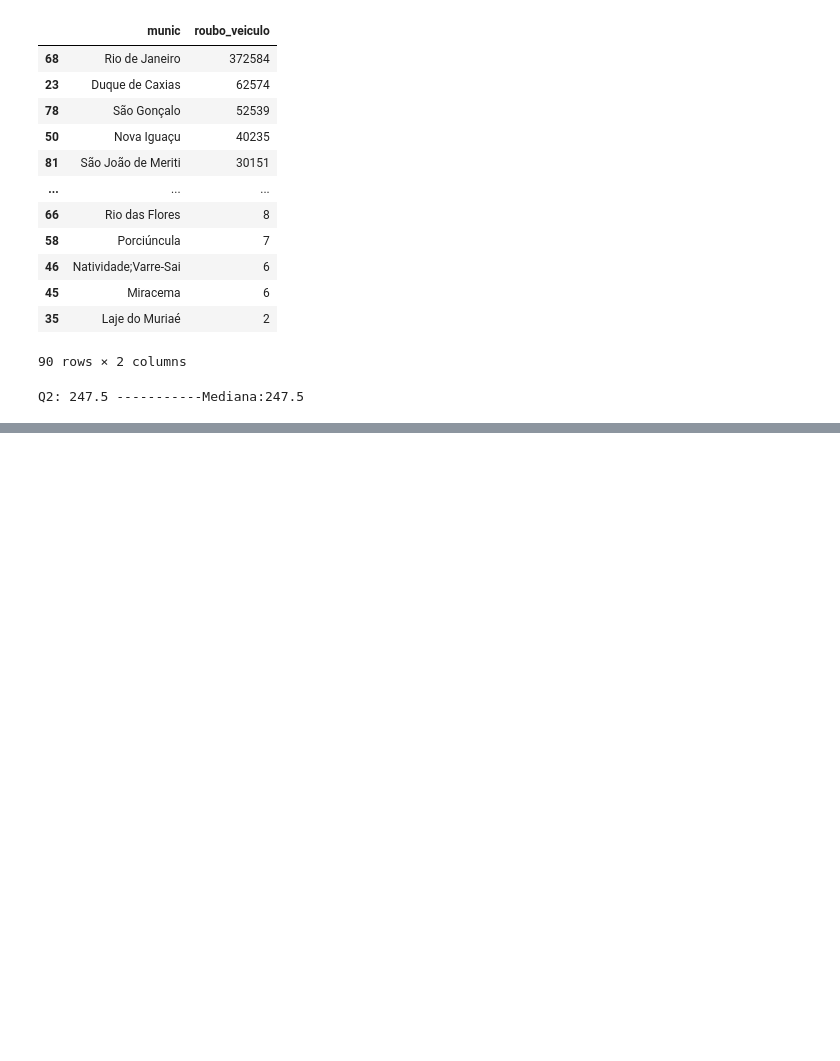
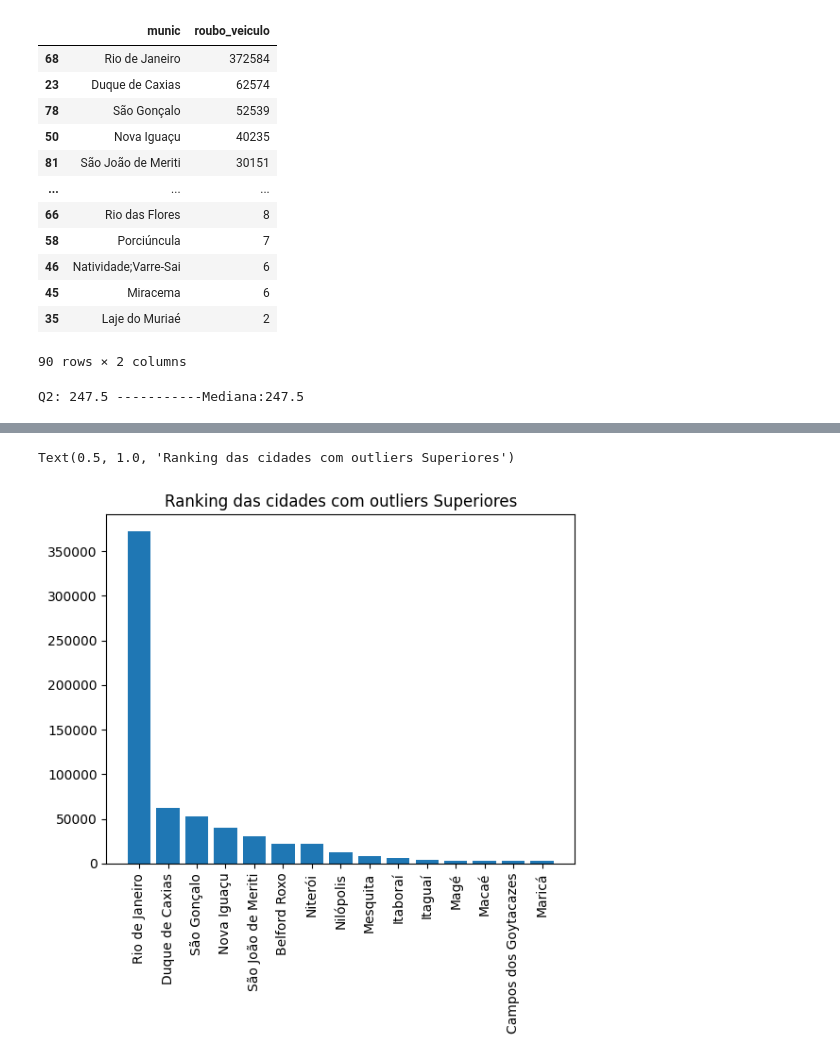
Before and after one commit to luizesantoss/Analises, a Jupyter notebook: 06.merge.ipynb, the cells around one changed output, grey strips where cells are left out. Cells and saved outputs as stored; diff of their text form; code cells hidden in the pictures; blank space fills up the shorter version.

```diff
--- a/06.merge.ipynb
+++ b/06.merge.ipynb
@@ -73,3 +73,17 @@ q3 = np.quantile(roubo_veiculo_array, 0.75)
 print(f'Q2: {q2} -----------Mediana:{mediana_roubos}')
 # %% [output]
 Q2: 247.5 -----------Mediana:247.5
+# %%
+iqr = q3 - q1
+# Limite superio - > identificar outliers  acima do q3
+limite_superior = q3 + 1.5*iqr
+
+# Limite inferior - > identificar outlier abaixo de q1
+
+limite_inferior = q1 - 1.5*iqr
+desvio = np.std(roubo_veiculo_array)
+variancia = np.var(roubo_veiculo_array)
+distancia_var_media = abs(variancia/media_roubos**2) # ^
+cv = desvio/media_roubos
+assimetria = df_roubo_veiculos['roubo_veiculo'].skew()
+kurt = df_roubo_veiculos['roubo_veiculo'].kurtosis()
@@ -75,0 +116,4 @@ Q2: 247.5 -----------Mediana:247.5
+# %%
+df_roubo_outliers_inferiores = df_roubo_veiculos[df_roubo_veiculos['roubo_veiculo']< limite_inferior]
+
+df_roubo_outliers_superiores = df_roubo_veiculos[df_roubo_veiculos['roubo_veiculo'] > limite_superior]
@@ -75,0 +164,9 @@ Q2: 247.5 -----------Mediana:247.5
+# %%
+# x, y
+
+plt.bar(df_roubo_outliers_superiores['munic'],df_roubo_outliers_superiores['roubo_veiculo'])
+plt.xticks(rotation=90)
+plt.title('Ranking das cidades com outliers Superiores')
+# %% [output]
+Text(0.5, 1.0, 'Ranking das cidades com outliers Superiores')
+[figure, added]
```
Also changed, not shown: parts of 5 cells of this notebook, 2 other files.
